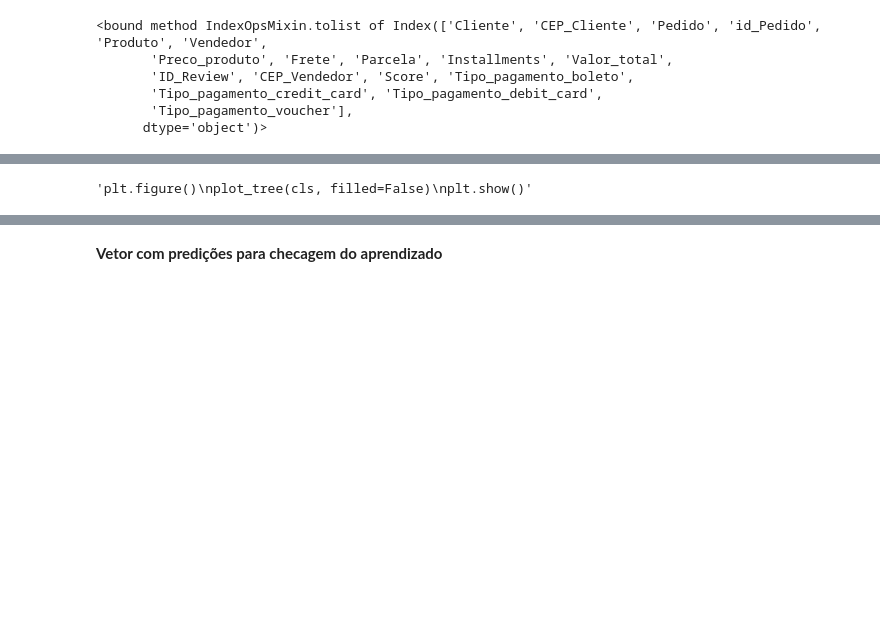
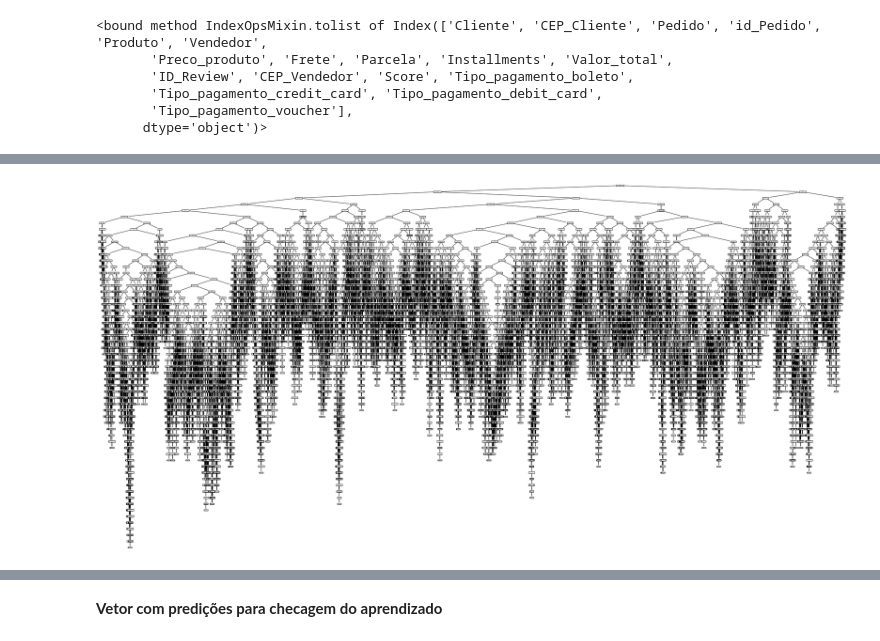
Before and after one commit to loki0b/machine-learning-senac, a Jupyter notebook: aulas/aula10.ipynb, the cells around one changed output, grey strips where cells are left out. Cells and saved outputs as stored; diff of their text form; code cells hidden in the pictures; blank space fills up the shorter version.

```diff
--- a/aulas/aula10.ipynb
+++ b/aulas/aula10.ipynb
@@ -444,11 +444,11 @@ from sklearn.tree import plot_tree, export_text
 # %%
 plt.rcParams['figure.figsize'] = (40, 20)
 # %%
-'''plt.figure()
+plt.figure()
 plot_tree(cls, filled=False)
-plt.show()'''
+plt.show()
 # %% [output]
-'plt.figure()\nplot_tree(cls, filled=False)\nplt.show()'
+[figure, added]
 # %%
 data_frame.head()
 # %% [output]
```
Also changed, not shown: parts of 7 cells of this notebook.
